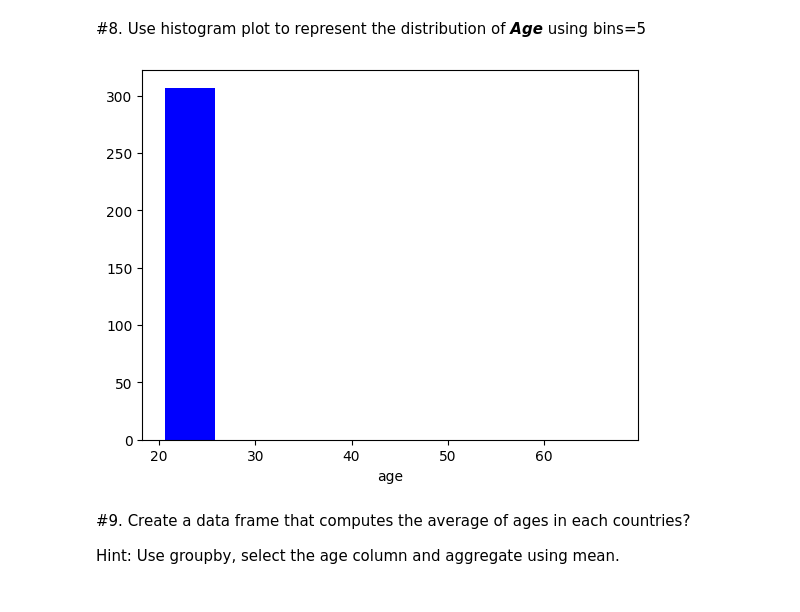
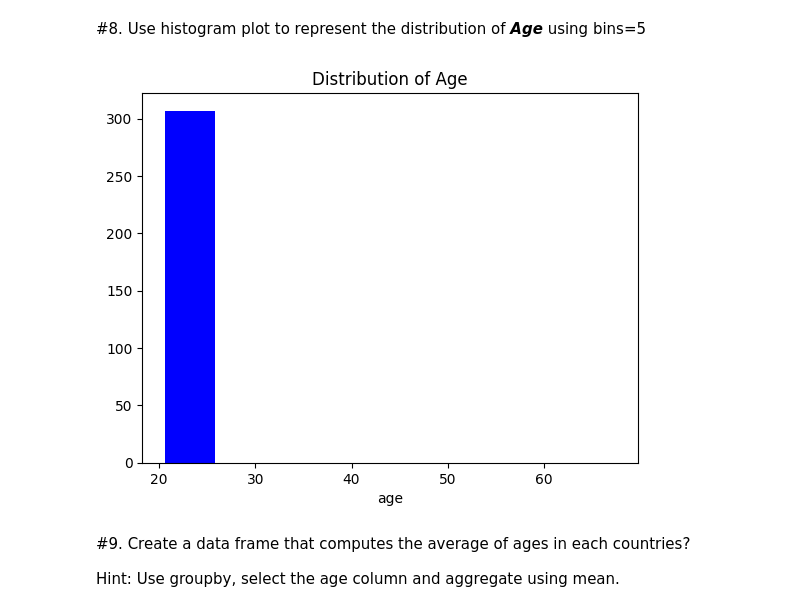
Before and after one commit to tranquangvu2003/Lab_ML_2024, a Jupyter notebook: Lab_2_21130615_TranQuangVu.ipynb, the cells around one changed output. Cells and saved outputs as stored; diff of their text form; code cells hidden in the pictures.

```diff
--- a/Lab_2_21130615_TranQuangVu.ipynb
+++ b/Lab_2_21130615_TranQuangVu.ipynb
@@ -119,14 +121,15 @@ using bins=5
 # %%
 #code
 ages=df.loc[:,"age"]
 range = (18, 70)
 bins = 5
+plt.title('Distribution of Age')
 plt.hist(ages, bins, range, color='blue',histtype='bar',rwidth=0.5)
 plt.xlabel('age')
 plt.ylabel('')
 plt.show()
 # %% [output]
-[figure, old version]
+[figure, new version]
 # %% [markdown]
 #9. Create a data frame that computes the average of ages in each countries?
 
```
Also changed, not shown: parts of 3 cells of this notebook.
